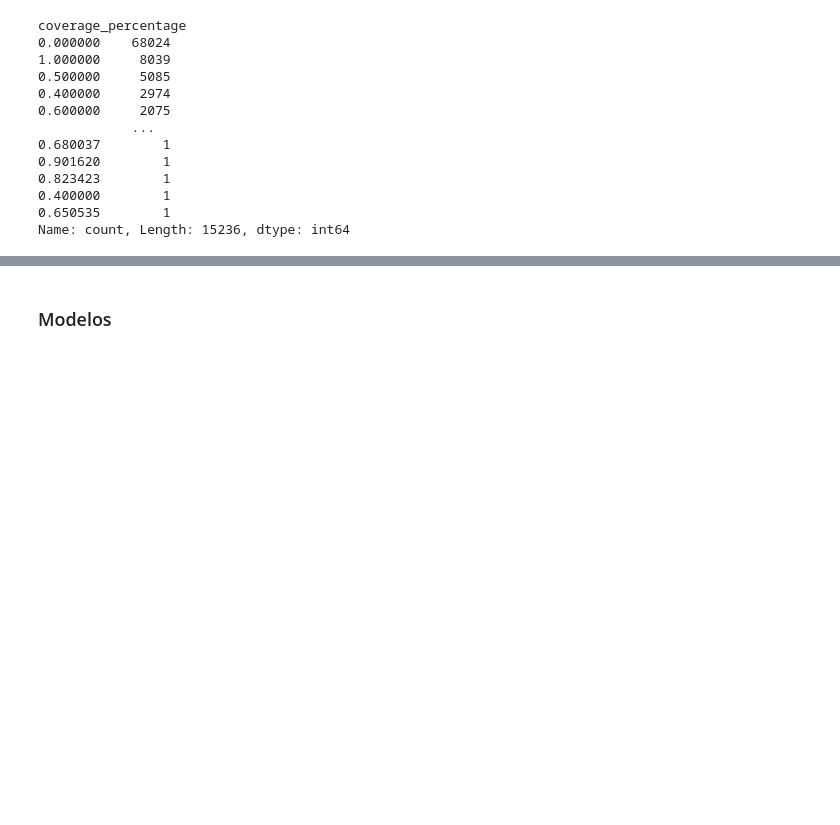
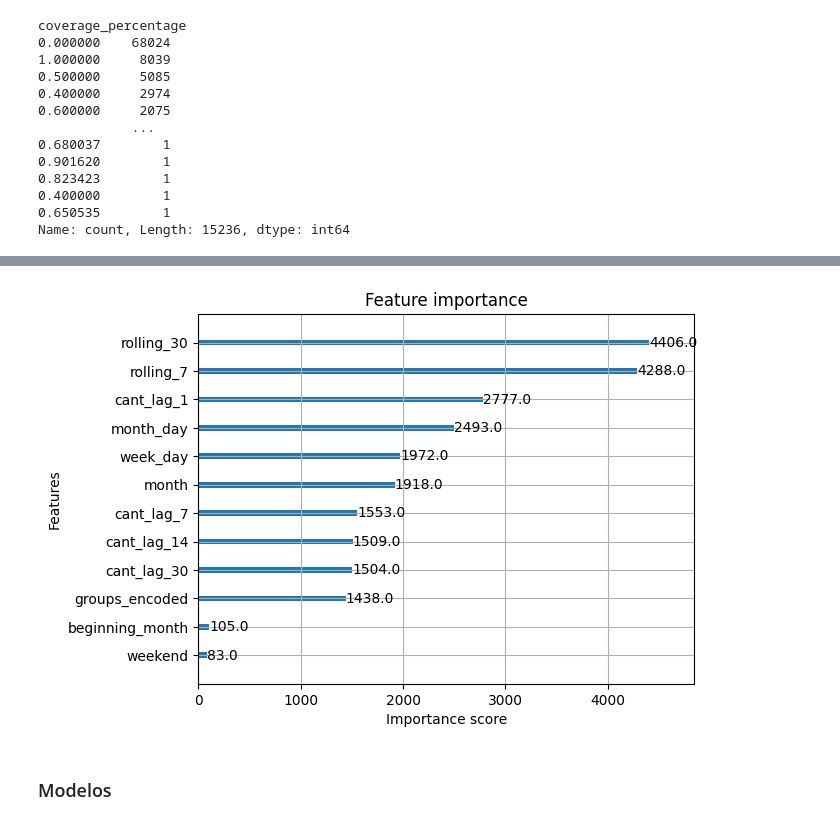
Before and after one commit to 4GeeksAcademy/sp-ml-20-final-project-g2, a Jupyter notebook: src/eda-ineta.ipynb, the cells around one changed output, grey strips where cells are left out. Cells and saved outputs as stored; diff of their text form; code cells hidden in the pictures; blank space fills up the shorter version.

```diff
--- a/src/eda-ineta.ipynb
+++ b/src/eda-ineta.ipynb
@@ -1014,0 +1053,7 @@ Name: count, Length: 15236, dtype: int64
+# %%
+# Split
+last_date = df_group['Fecha'].max()
+cut_off_date = last_date - pd.Timedelta(days=30)
+
+train = df_group[df_group['Fecha'] <= cut_off_date]
+test = df_group[df_group['Fecha'] > cut_off_date]
@@ -1015,3 +1135,8 @@ Name: count, Length: 15236, dtype: int64
+# %%
+xgb.plot_importance(model, importance_type='weight', max_num_features=12)
+plt.show()
+# %% [output]
+[figure, added]
 # %% [markdown]
 ### Modelos
 # %% [markdown]
```
Also changed, not shown: parts of 22 cells of this notebook.
